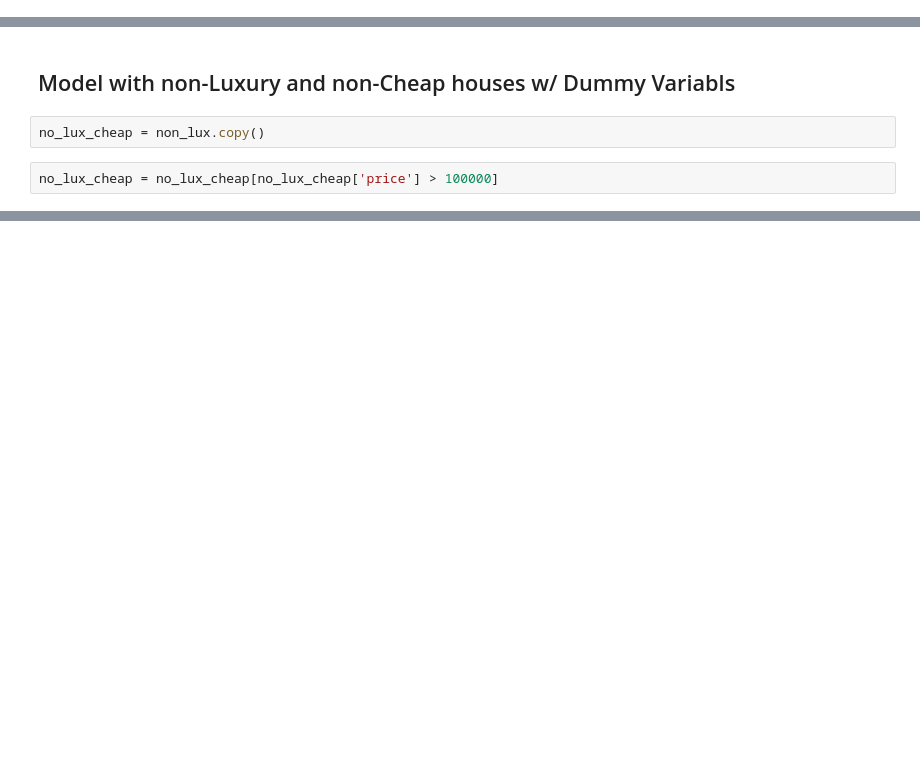
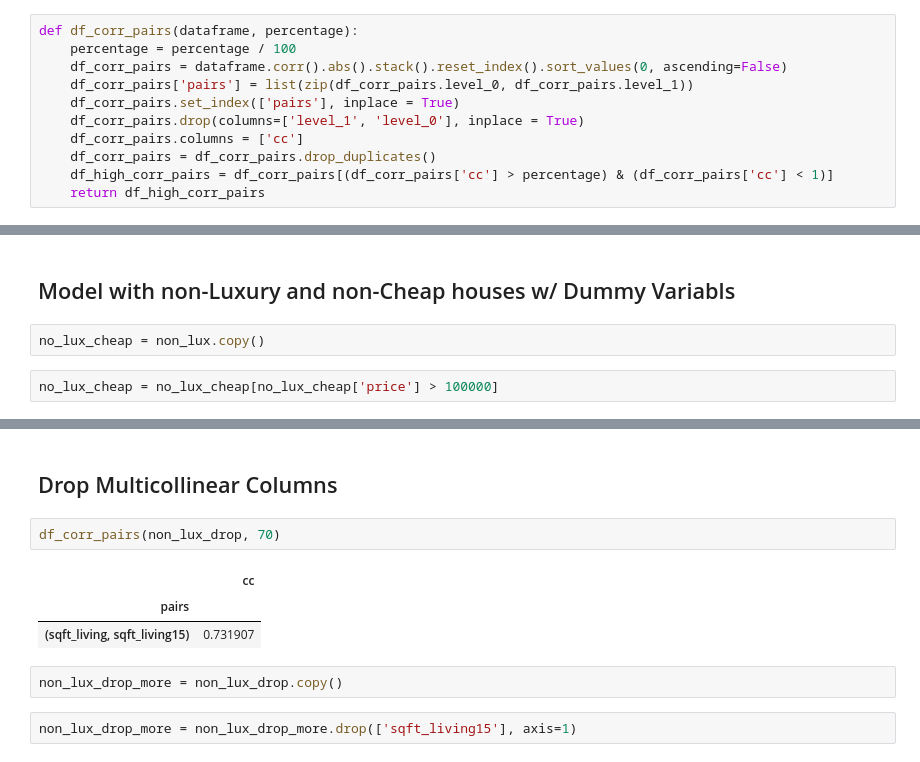
Before and after one commit to westonshuken/King-county-housing-analysis, a Jupyter notebook: Weston_Modeling.ipynb, the cells around one changed output, grey strips where cells are left out. Cells and saved outputs as stored; diff of their text form; blank space fills up the shorter version.

```diff
--- a/Weston_Modeling.ipynb
+++ b/Weston_Modeling.ipynb
@@ -34,6 +37,17 @@ from sklearn.model_selection import cross_val_score
 # %%
 # For consistent randomness
 np.random.seed(42)
+# %%
+def df_corr_pairs(dataframe, percentage):
+    percentage = percentage / 100
+    df_corr_pairs = dataframe.corr().abs().stack().reset_index().sort_values(0, ascending=False)
+    df_corr_pairs['pairs'] = list(zip(df_corr_pairs.level_0, df_corr_pairs.level_1))
+    df_corr_pairs.set_index(['pairs'], inplace = True)
+    df_corr_pairs.drop(columns=['level_1', 'level_0'], inplace = True)
+    df_corr_pairs.columns = ['cc']
+    df_corr_pairs = df_corr_pairs.drop_duplicates()
+    df_high_corr_pairs = df_corr_pairs[(df_corr_pairs['cc'] > percentage) & (df_corr_pairs['cc'] < 1)]
+    return df_high_corr_pairs
 # %% [markdown]
 ## Modeling
 # %%
@@ -218,2 +289,14 @@ train_test_compare(X_train, X_test, y_train, y_test)
 Do you want a statsmodel summary? (y/n)
 Do you want a viz of the test? (y/n)
+# %% [markdown]
+## Drop Multicollinear Columns
+# %%
+df_corr_pairs(non_lux_drop, 70)
+# %% [output]
+|  | cc |
+| pairs |  |
+| (sqft_living, sqft_living15) | 0.731907 |
+# %%
+non_lux_drop_more = non_lux_drop.copy()
+# %%
+non_lux_drop_more = non_lux_drop_more.drop(['sqft_living15'], axis=1)
```
Also changed, not shown: parts of 31 cells of this notebook.
